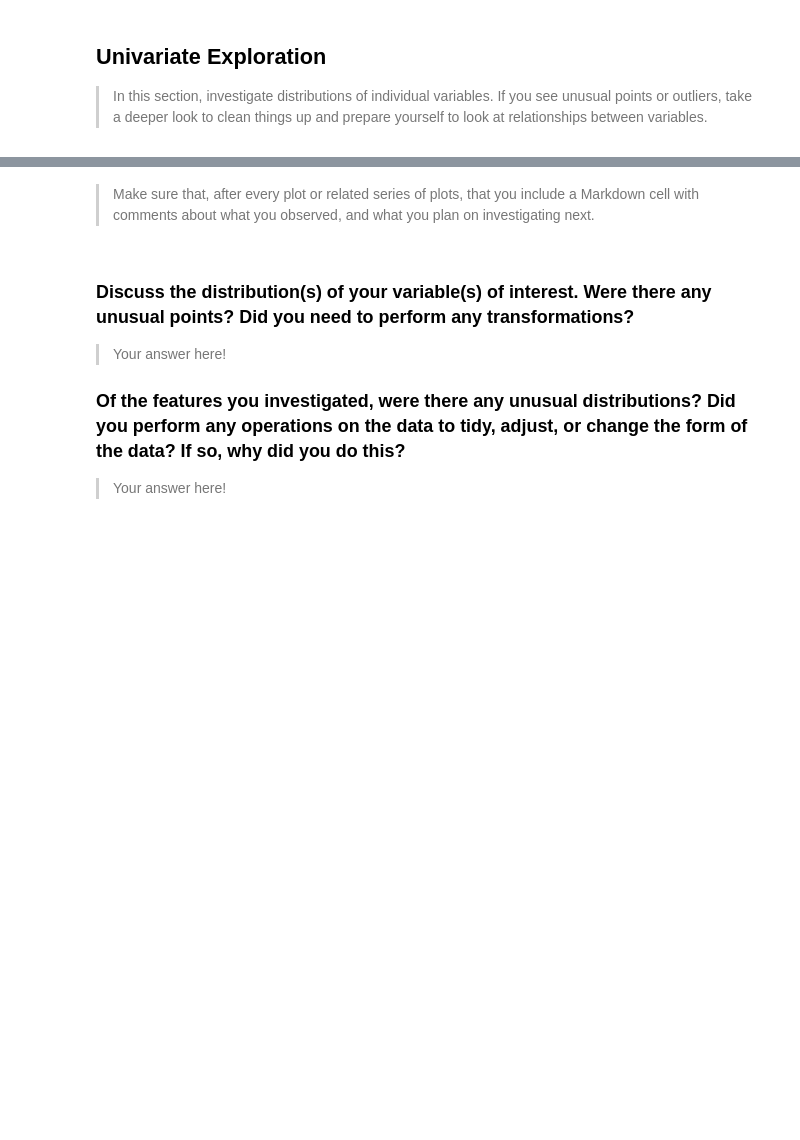
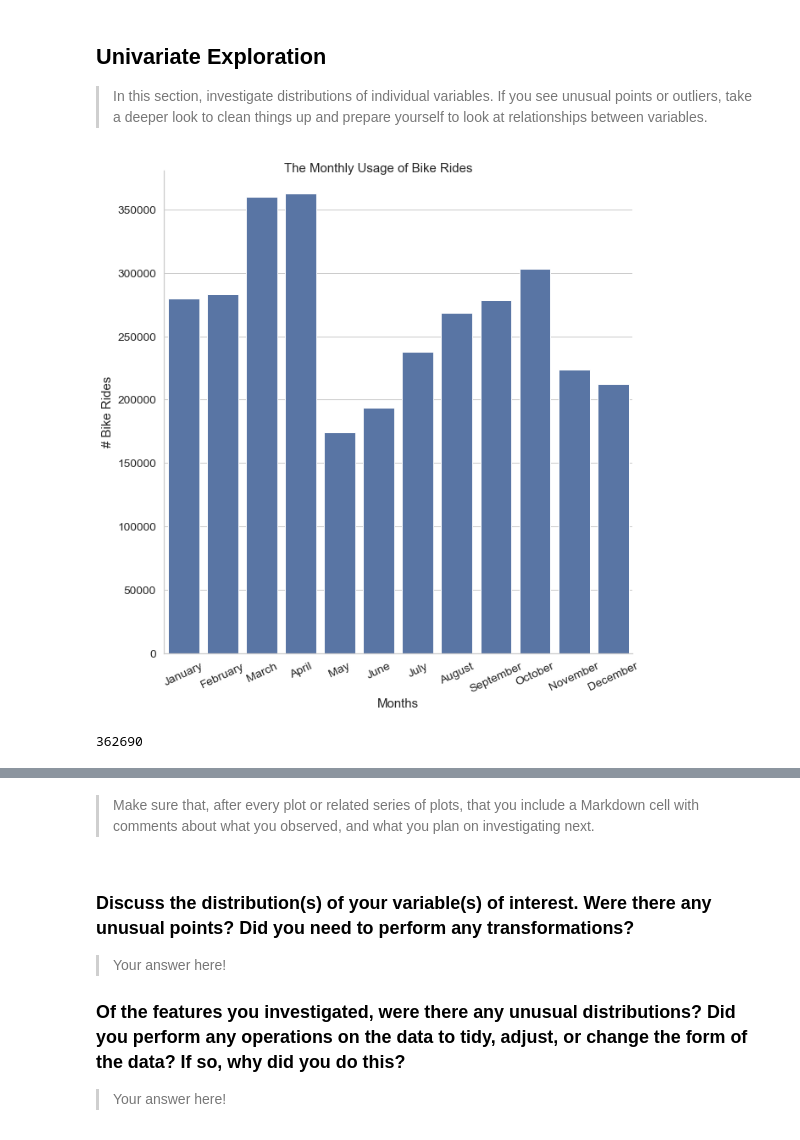
Before and after one commit to Alyahya-A/communicate-data-findings, a Jupyter notebook: communicate-data-findings-exploration.ipynb, the cells around one changed output, grey strips where cells are left out. Saved outputs shown, nothing was run; the diff lists cells and outputs as text; code cells hidden in the pictures; blank space fills up the shorter version.

```diff
--- a/communicate-data-findings-exploration.ipynb
+++ b/communicate-data-findings-exploration.ipynb
@@ -431,3 +436,17 @@ The forgobike trip data are 3,177,270 rides that happend in 2017, 2018 and 2019(
 > In this section, investigate distributions of individual variables. If
 you see unusual points or outliers, take a deeper look to clean things up
 and prepare yourself to look at relationships between variables.
+# %%
+base_color = sb.color_palette()[0]
+# %%
+lm  = sns.catplot(data=df, x='start_time_month', kind='count', color = base_color, height = 9)
+lm.set_axis_labels("Months", "# Bike Rides")
+# plt.xticks(rotation=90)
+lm.set_xticklabels(rotation=25)
+lm.fig.suptitle('The Monthly Usage of Bike Rides', fontsize=15);
+# %% [output]
+[figure, added]
+# %%
+df[df.start_time_month == 'April'].count()[0]
+# %% [output]
+362690
```
Also changed, not shown: parts of 9 cells of this notebook.
